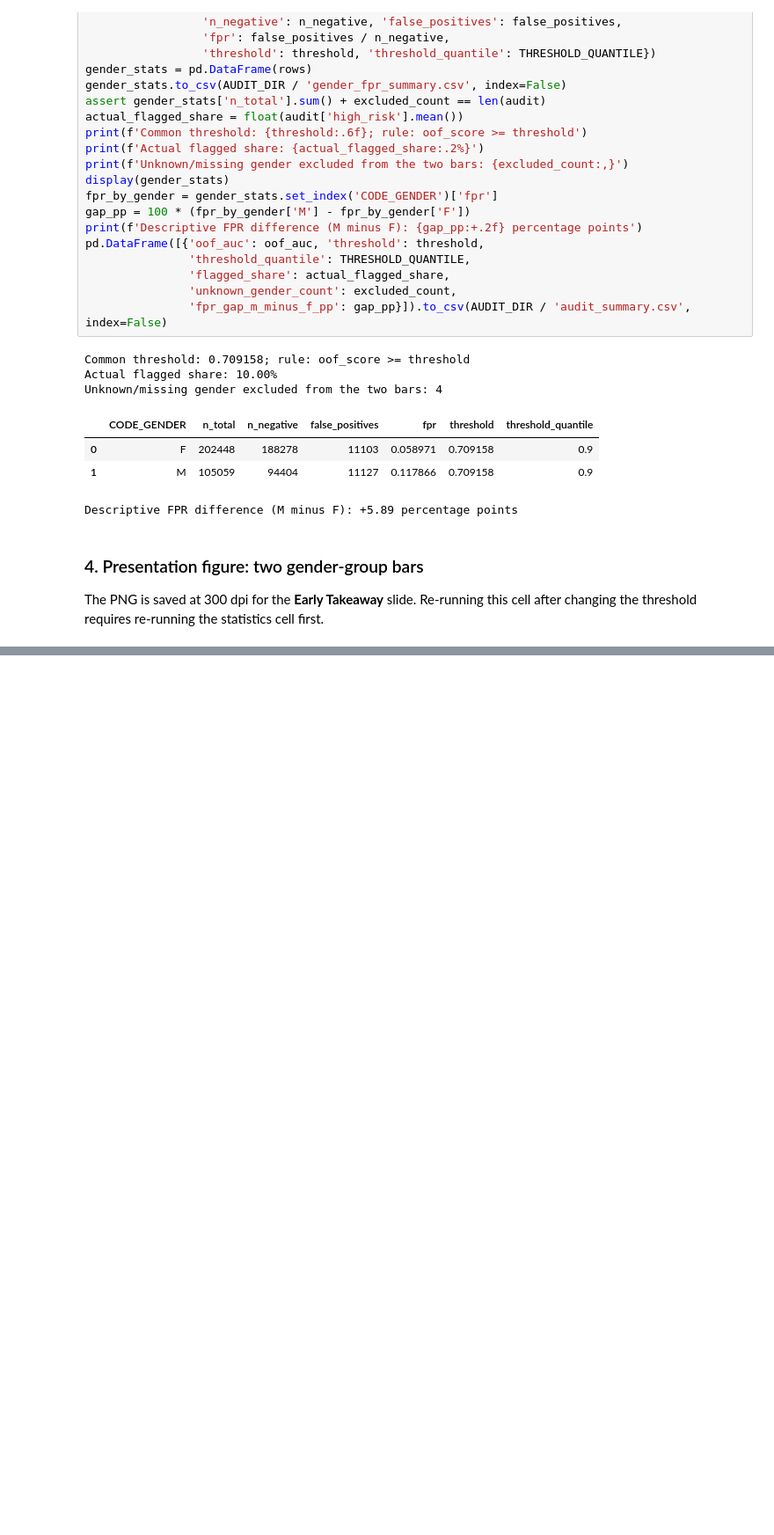
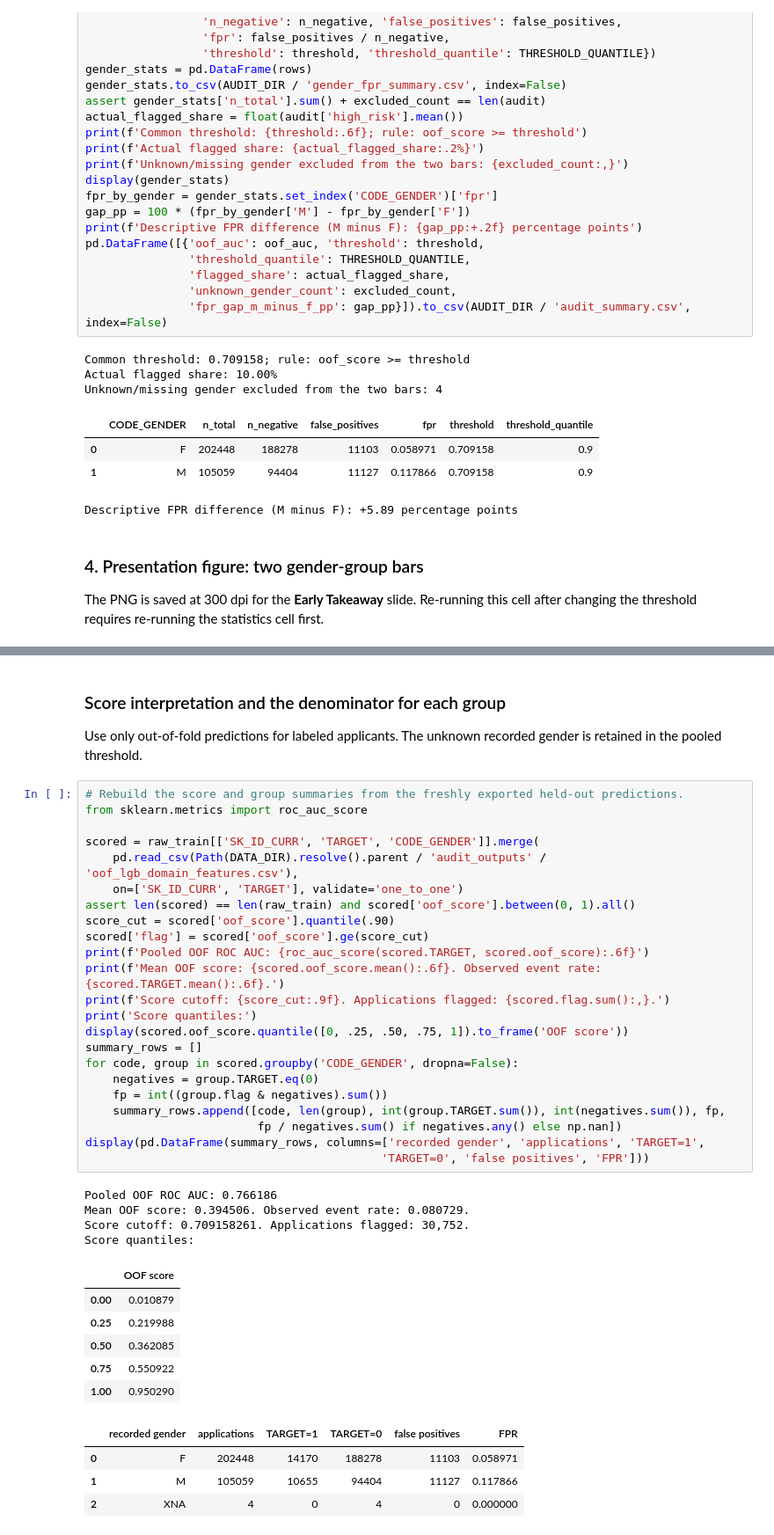
Before and after one commit to XXHEFEI/home-credit-audit, a Jupyter notebook: home_credit_baseline_local.ipynb, the cells around one changed output, grey strips where cells are left out. Shown at 88% size. Drawn from its saved outputs; the diff is of its cells as text; blank space fills up the shorter version.

```diff
--- a/home_credit_baseline_local.ipynb
+++ b/home_credit_baseline_local.ipynb
@@ -1655,0 +1817,42 @@ Figure saved to /Users/hefei/Desktop/DS-202/home-credit-audit/audit_outputs/gend
+# %% [markdown]
+### Score interpretation and the denominator for each group
+
+Use only out-of-fold predictions for labeled applicants. The unknown recorded gender is retained in the pooled threshold.
+# %%
+# Rebuild the score and group summaries from the freshly exported held-out predictions.
+from sklearn.metrics import roc_auc_score
+
+scored = raw_train[['SK_ID_CURR', 'TARGET', 'CODE_GENDER']].merge(
+    pd.read_csv(Path(DATA_DIR).resolve().parent / 'audit_outputs' / 'oof_lgb_domain_features.csv'),
+    on=['SK_ID_CURR', 'TARGET'], validate='one_to_one')
+assert len(scored) == len(raw_train) and scored['oof_score'].between(0, 1).all()
+score_cut = scored['oof_score'].quantile(.90)
+scored['flag'] = scored['oof_score'].ge(score_cut)
+print(f'Pooled OOF ROC AUC: {roc_auc_score(scored.TARGET, scored.oof_score):.6f}')
+print(f'Mean OOF score: {scored.oof_score.mean():.6f}. Observed event rate: {scored.TARGET.mean():.6f}.')
+print(f'Score cutoff: {score_cut:.9f}. Applications flagged: {scored.flag.sum():,}.')
+print('Score quantiles:')
+display(scored.oof_score.quantile([0, .25, .50, .75, 1]).to_frame('OOF score'))
+summary_rows = []
+for code, group in scored.groupby('CODE_GENDER', dropna=False):
+    negatives = group.TARGET.eq(0)
+    fp = int((group.flag & negatives).sum())
+    summary_rows.append([code, len(group), int(group.TARGET.sum()), int(negatives.sum()), fp,
+                         fp / negatives.sum() if negatives.any() else np.nan])
+display(pd.DataFrame(summary_rows, columns=['recorded gender', 'applications', 'TARGET=1',
+                                           'TARGET=0', 'false positives', 'FPR']))
+# %% [output]
+Pooled OOF ROC AUC: 0.766186
+Mean OOF score: 0.394506. Observed event rate: 0.080729.
+Score cutoff: 0.709158261. Applications flagged: 30,752.
+Score quantiles:
+|  | OOF score |
+| 0.00 | 0.010879 |
+| 0.25 | 0.219988 |
+| 0.50 | 0.362085 |
+| 0.75 | 0.550922 |
+| 1.00 | 0.950290 |
+|  | recorded gender | applications | TARGET=1 | TARGET=0 | false positives | FPR |
+| 0 | F | 202448 | 14170 | 188278 | 11103 | 0.058971 |
+| 1 | M | 105059 | 10655 | 94404 | 11127 | 0.117866 |
+| 2 | XNA | 4 | 0 | 4 | 0 | 0.000000 |
```
Also changed, not shown: parts of 16 cells of this notebook.
